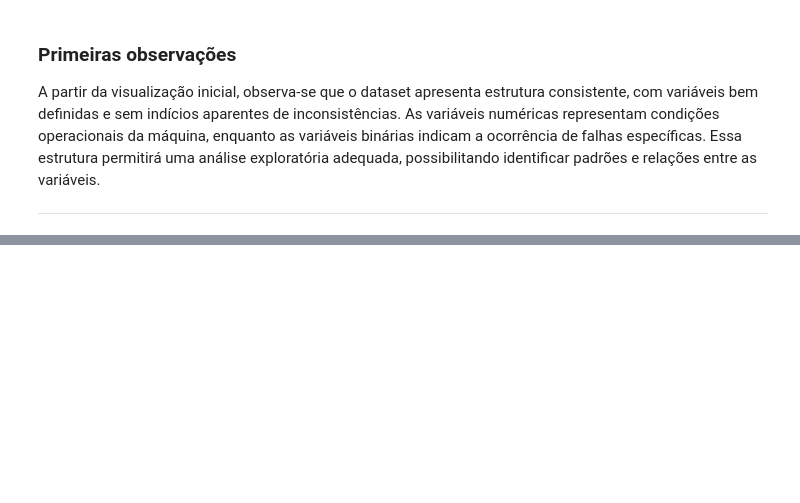
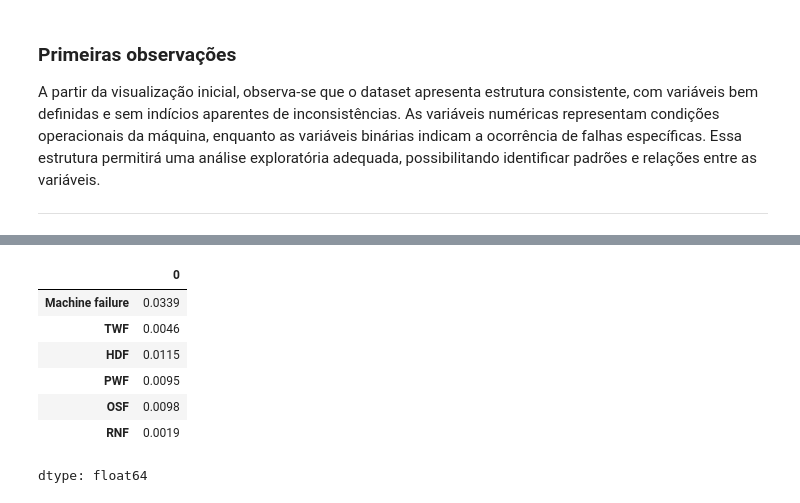
Before and after one commit to thaygorh/Analise-de-Dados-e-Boas-Praticas, a Jupyter notebook: mvp-analise-dados-e-boas-praticas.ipynb, the cells around one changed output, grey strips where cells are left out. Drawn from its saved outputs; the diff is of its cells as text; code cells hidden in the pictures; blank space fills up the shorter version.

```diff
--- a/mvp-analise-dados-e-boas-praticas.ipynb
+++ b/mvp-analise-dados-e-boas-praticas.ipynb
@@ -222,0 +272,16 @@ Essa estrutura permitirá uma análise exploratória adequada, possibilitando id
+# %%
+# médias das variáveis binárias (taxa de falha)
+colunas_binarias = [
+    'Machine failure', 'TWF', 'HDF', 'PWF', 'OSF', 'RNF'
+]
+
+df_analysis[colunas_binarias].mean()
+# %% [output]
+|  | 0 |
+| Machine failure | 0.0339 |
+| TWF | 0.0046 |
+| HDF | 0.0115 |
+| PWF | 0.0095 |
+| OSF | 0.0098 |
+| RNF | 0.0019 |
+dtype: float64
```
Also changed, not shown: parts of 7 cells of this notebook.
